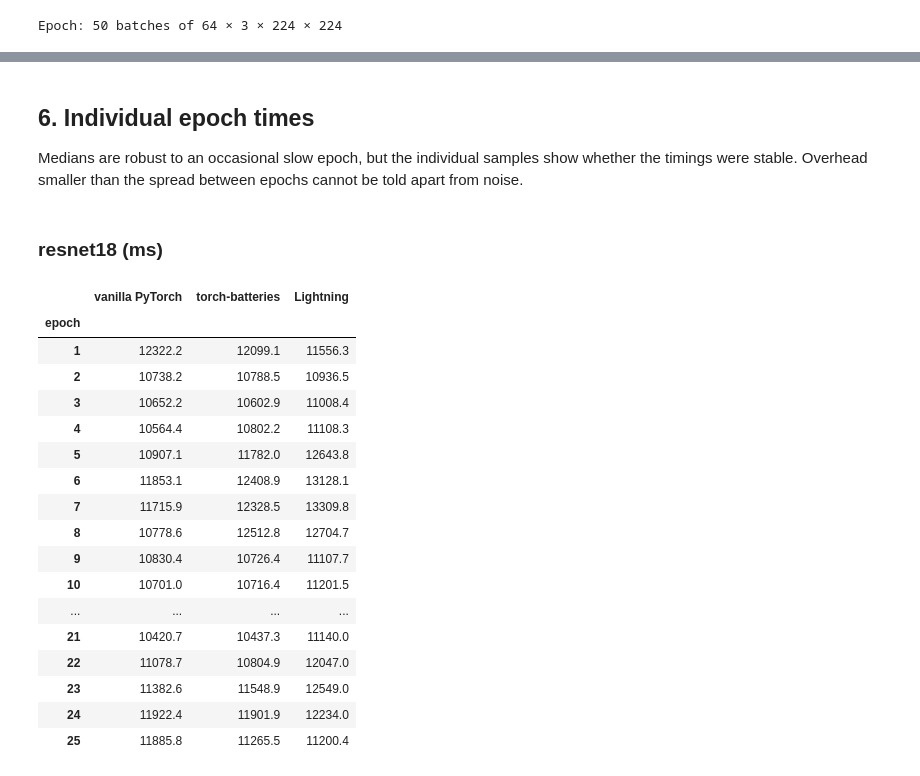
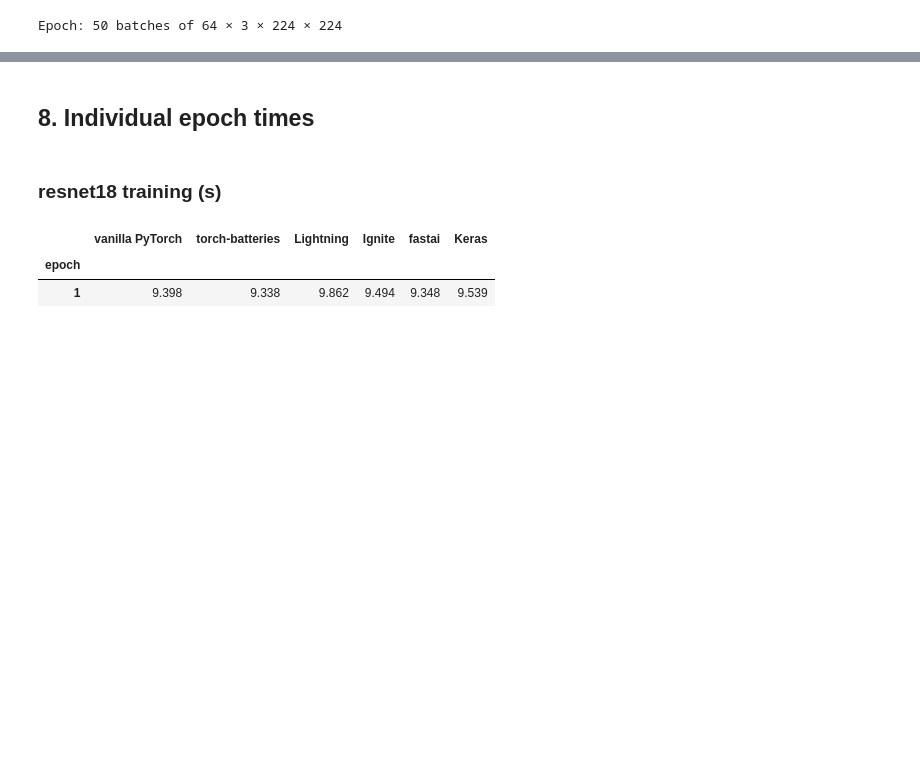
Before and after one commit to michalszc/torch-batteries, a Jupyter notebook: notebooks/overhead_over_vanilla_pytorch.ipynb, the cells around one changed output, grey strips where cells are left out. Saved outputs shown, nothing was run; the diff lists cells and outputs as text; code cells hidden in the pictures; blank space fills up the shorter version.

Commit message:
docs(notebooks): extend benchmark with more libraries

```diff
--- a/notebooks/overhead_over_vanilla_pytorch.ipynb
+++ b/notebooks/overhead_over_vanilla_pytorch.ipynb
@@ -287,0 +304,7 @@ def timed(run):
+# %%
+def battery_train_epoch(battery, loader):
+    return battery.train(loader, epochs=1, verbose=1)
+
+
+def battery_evaluate_epoch(battery, loader):
+    return battery.validate(loader, verbose=1)
@@ -394,0 +700,11 @@ for model_name in MODEL_NAMES:
+# %%
+if INCLUDE_EVALUATION:
+    for model_name in MODEL_NAMES:
+        for kind, kind_samples in benchmark(
+            model_name,
+            "evaluation",
+            make_evaluation_runs,
+            epoch_loader,
+            single_batch_loader,
+        ).items():
+            samples[model_name, "evaluation", kind] = kind_samples
@@ -394,0 +713,8 @@ for model_name in MODEL_NAMES:
+# %%
+slower_labels = {"epochs": "slower epochs", "single-batch calls": "slower batches"}
+results = {
+    key: summarize(kind_samples, slower_labels[key[2]])
+    for key, kind_samples in samples.items()
+}
+for (model_name, mode, kind), table in results.items():
+    display(Markdown(f"### {model_name} {mode}: {kind}"), table.round(4))
@@ -395,35 +740,17 @@ for model_name in MODEL_NAMES:
 # %% [markdown]
-## 6. Individual epoch times
-
-Medians are robust to an occasional slow epoch, but the individual samples show whether the timings were stable. Overhead smaller than the spread between epochs cannot be told apart from noise.
+## 8. Individual epoch times
 # %%
-for model_name, samples in epoch_samples_by_model.items():
+for (model_name, mode, kind), kind_samples in samples.items():
+    if kind != "epochs":
+        continue
     epoch_times = pd.DataFrame(
-        {
-            LOOP_LABELS[name]: [1000 * value for value in values]
-            for name, values in samples.items()
-        },
-        index=pd.RangeIndex(1, TIMED_EPOCHS + 1, name="epoch"),
+        {LOOP_LABELS[name]: values for name, values in kind_samples.items()},
+        index=pd.RangeIndex(1, len(kind_samples["vanilla"]) + 1, name="epoch"),
     )
-    display(Markdown(f"### {model_name} (ms)"), epoch_times.round(1))
+    display(Markdown(f"### {model_name} {mode} (s)"), epoch_times.round(3))
 # %% [output]
-### resnet18 (ms)
+### resnet18 training (s)
-|  | vanilla PyTorch | torch-batteries | Lightning |
-| epoch |  |  |  |
-| 1 | 12322.2 | 12099.1 | 11556.3 |
-| 2 | 10738.2 | 10788.5 | 10936.5 |
-| 3 | 10652.2 | 10602.9 | 11008.4 |
-| 4 | 10564.4 | 10802.2 | 11108.3 |
-| 5 | 10907.1 | 11782.0 | 12643.8 |
-| 6 | 11853.1 | 12408.9 | 13128.1 |
-| 7 | 11715.9 | 12328.5 | 13309.8 |
-| 8 | 10778.6 | 12512.8 | 12704.7 |
-| 9 | 10830.4 | 10726.4 | 11107.7 |
-| 10 | 10701.0 | 10716.4 | 11201.5 |
-| ... | ... | ... | ... |
-| 21 | 10420.7 | 10437.3 | 11140.0 |
-| 22 | 11078.7 | 10804.9 | 12047.0 |
-| 23 | 11382.6 | 11548.9 | 12549.0 |
-| 24 | 11922.4 | 11901.9 | 12234.0 |
-| 25 | 11885.8 | 11265.5 | 11200.4 |
+|  | vanilla PyTorch | torch-batteries | Lightning | Ignite | fastai | Keras |
+| epoch |  |  |  |  |  |  |
+| 1 | 9.398 | 9.338 | 9.862 | 9.494 | 9.348 | 9.539 |
 # %% [markdown]
```
Also changed, not shown: parts of 24 cells of this notebook, 2 other files.
